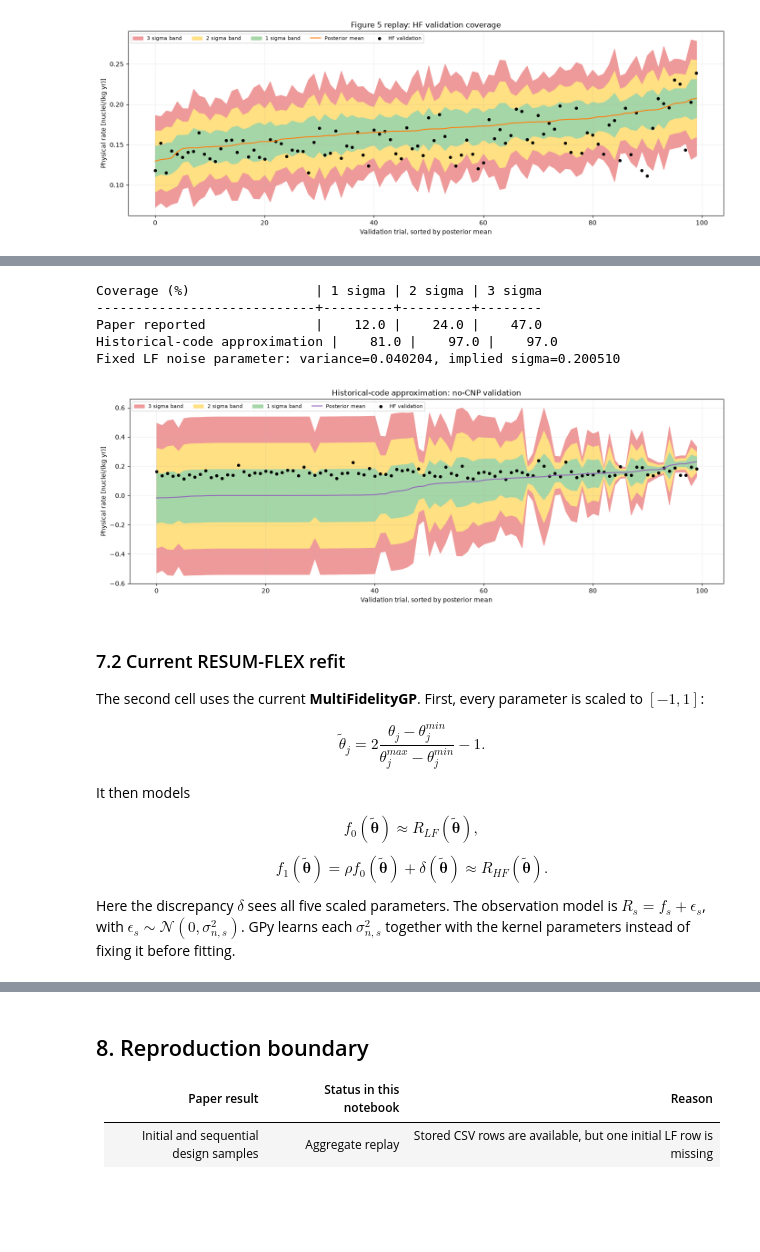
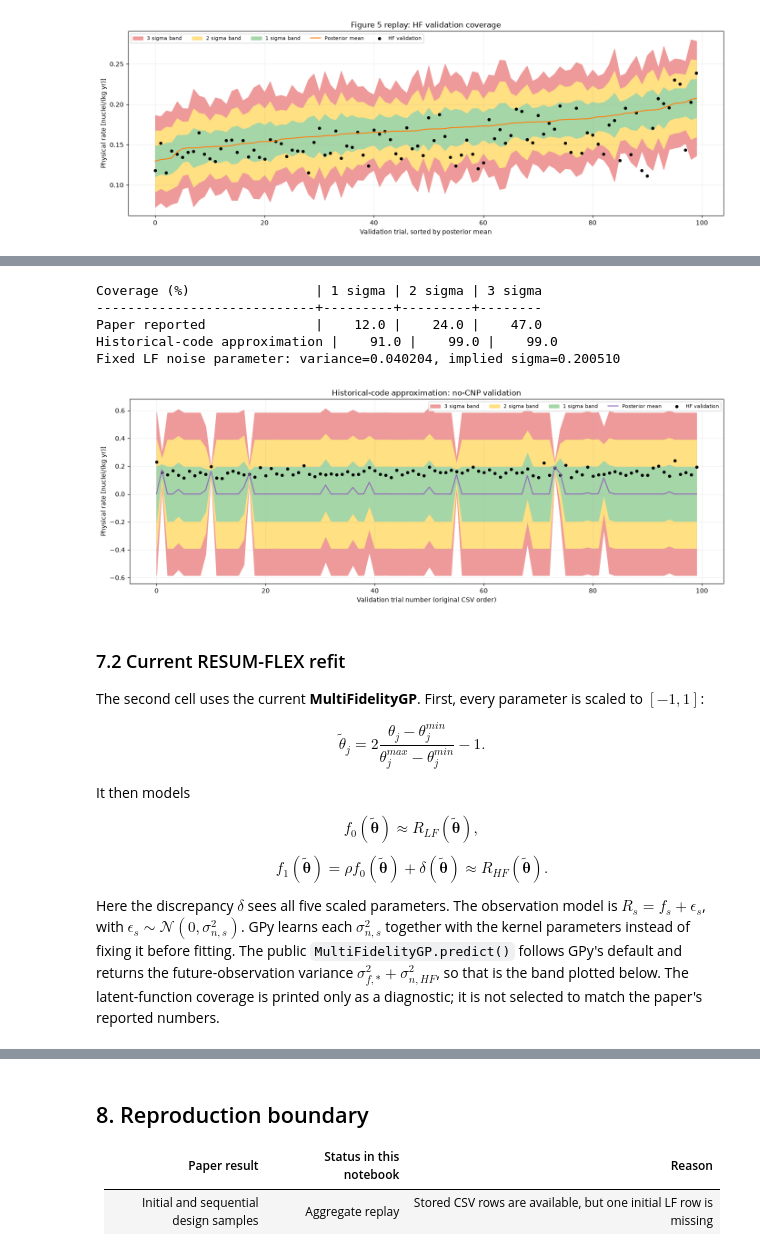
Before and after one commit to Galileo-Sandbox/RESUM_FLEX, a Jupyter notebook: notebooks/paper_2410_03873_reproduction.ipynb, the cells around one changed output, grey strips where cells are left out. Cells and saved outputs as stored; diff of their text form; code cells hidden in the pictures; blank space fills up the shorter version.

Commit message:
docs: align Figure 7 replay logic

```diff
--- a/notebooks/paper_2410_03873_reproduction.ipynb
+++ b/notebooks/paper_2410_03873_reproduction.ipynb
@@ -494,9 +500,13 @@ This is not the exact paper model. The Figure 7 fitting script, fitted parameter
 lf = train["fidelity"] == 0
 hf = train["fidelity"] == 1
 initial_lf = lf & (train["iteration"] == 0)
+initial_hf = hf & (train["iteration"] == 0)
 historical_X, historical_Y = convert_xy_lists_to_arrays(
-    [X_train[lf], X_train[hf]],
-    [train["physical_rate"][lf, None], train["physical_rate"][hf, None]],
+    [X_train[initial_lf], X_train[initial_hf]],
+    [
+        train["physical_rate"][initial_lf, None],
+        train["physical_rate"][initial_hf, None],
+    ],
 )
 historical_kernels = [
     GPy.kern.RBF(len(THETA_NAMES), ARD=False, name="lf_rate"),
@@ -519,6 +529,23 @@ np.random.seed(123)
 historical_no_cnp_model.optimize_restarts(
     num_restarts=N_RESTARTS, verbose=False
 )
+for iteration in range(1, 7):
+    included = train["iteration"] <= iteration
+    updated_lf = included & lf
+    updated_hf = included & hf
+    historical_X, historical_Y = convert_xy_lists_to_arrays(
+        [X_train[updated_lf], X_train[updated_hf]],
+        [
+            train["physical_rate"][updated_lf, None],
+            train["physical_rate"][updated_hf, None],
+        ],
+    )
+    historical_no_cnp_model.update_model(False)
+    historical_no_cnp_model.Y_metadata = {
+        "output_index": historical_X[:, -1].astype(int)
+    }
+    historical_no_cnp_model.set_XY(historical_X, historical_Y)
+    historical_no_cnp_model.update_model(True)
 
 
 def summarize_prediction(
@@ -540,22 +567,21 @@ def plot_validation_replay(
     title: str,
     line_color: str,
 ) -> None:
-    order = np.argsort(mean)
-    trial = np.arange(len(order))
+    trial = np.arange(len(mean))
     figure, axis = plt.subplots(figsize=(14, 5))
     for level in (3, 2, 1):
         axis.fill_between(
             trial,
-            mean[order] - level * sigma[order],
-            mean[order] + level * sigma[order],
+            mean - level * sigma,
+            mean + level * sigma,
             color=colors[level],
             label=f"{level} sigma band",
         )
-    axis.plot(trial, mean[order], color=line_color, label="Posterior mean")
+    axis.plot(trial, mean, color=line_color, label="Posterior mean")
     axis.scatter(
-        trial, validation_target[order], s=16, color="black", label="HF validation"
+        trial, validation_target, s=16, color="black", label="HF validation"
     )
-    axis.set_xlabel("Validation trial, sorted by posterior mean")
+    axis.set_xlabel("Validation trial number (original CSV order)")
     axis.set_ylabel("Physical rate [nuclei/(kg yr)]")
     axis.set_title(title)
     axis.legend(ncol=5, fontsize=8)
@@ -569,35 +595,35 @@ historical_mean_2d, historical_variance_2d = historical_no_cnp_model.predict(
     Y_metadata={"output_index": historical_fidelity},
     include_likelihood=True,
 )
 historical_mean = historical_mean_2d[:, 0]
 historical_sigma, historical_coverage = summarize_prediction(
     historical_mean, historical_variance_2d[:, 0], validation_target
 )
 print("Coverage (%)                | 1 sigma | 2 sigma | 3 sigma")
 print("----------------------------+---------+---------+--------")
 print("Paper reported              |    12.0 |    24.0 |    47.0")
 print(
     "Historical-code approximation | "
     + " | ".join(f"{historical_coverage[level]:7.1f}" for level in (1, 2, 3))
 )
 print(
     "Fixed LF noise parameter: "
     f"variance={historical_lf_noise_parameter:.6f}, "
     f"implied sigma={np.sqrt(historical_lf_noise_parameter):.6f}"
 )
 plot_validation_replay(
     historical_mean,
     historical_sigma,
     "Historical-code approximation: no-CNP validation",
     "tab:purple",
 )
 # %% [output]
 Coverage (%)                | 1 sigma | 2 sigma | 3 sigma
 ----------------------------+---------+---------+--------
 Paper reported              |    12.0 |    24.0 |    47.0
-Historical-code approximation |    81.0 |    97.0 |    97.0
+Historical-code approximation |    91.0 |    99.0 |    99.0
 Fixed LF noise parameter: variance=0.040204, implied sigma=0.200510
-[figure, old version]
+[figure, new version]
 # %% [markdown]
 ### 7.2 Current RESUM-FLEX refit
 
@@ -611,7 +637,7 @@ $$f_0(\widetilde{\boldsymbol{\theta}})\approx R_{LF}(\widetilde{\boldsymbol{\the
 
 $$f_1(\widetilde{\boldsymbol{\theta}})=\rho f_0(\widetilde{\boldsymbol{\theta}})+\delta(\widetilde{\boldsymbol{\theta}})\approx R_{HF}(\widetilde{\boldsymbol{\theta}}).$$
 
-Here the discrepancy $\delta$ sees all five scaled parameters. The observation model is $R_s=f_s+\epsilon_s$, with $\epsilon_s\sim\mathcal{N}(0,\sigma_{n,s}^2)$. GPy learns each $\sigma_{n,s}^2$ together with the kernel parameters instead of fixing it before fitting.
+Here the discrepancy $\delta$ sees all five scaled parameters. The observation model is $R_s=f_s+\epsilon_s$, with $\epsilon_s\sim\mathcal{N}(0,\sigma_{n,s}^2)$. GPy learns each $\sigma_{n,s}^2$ together with the kernel parameters instead of fixing it before fitting. The public `MultiFidelityGP.predict()` follows GPy's default and returns the future-observation variance $\sigma_{f,*}^2+\sigma_{n,HF}^2$, so that is the band plotted below. The latent-function coverage is printed only as a diagnostic; it is not selected to match the paper's reported numbers.
 # %%
 def fit_current_no_cnp_model() -> MultiFidelityGP:
     X_lf = theta_scaler.transform(X_train[lf])
```
Also changed, not shown: parts of 3 cells of this notebook, 1 other file.
